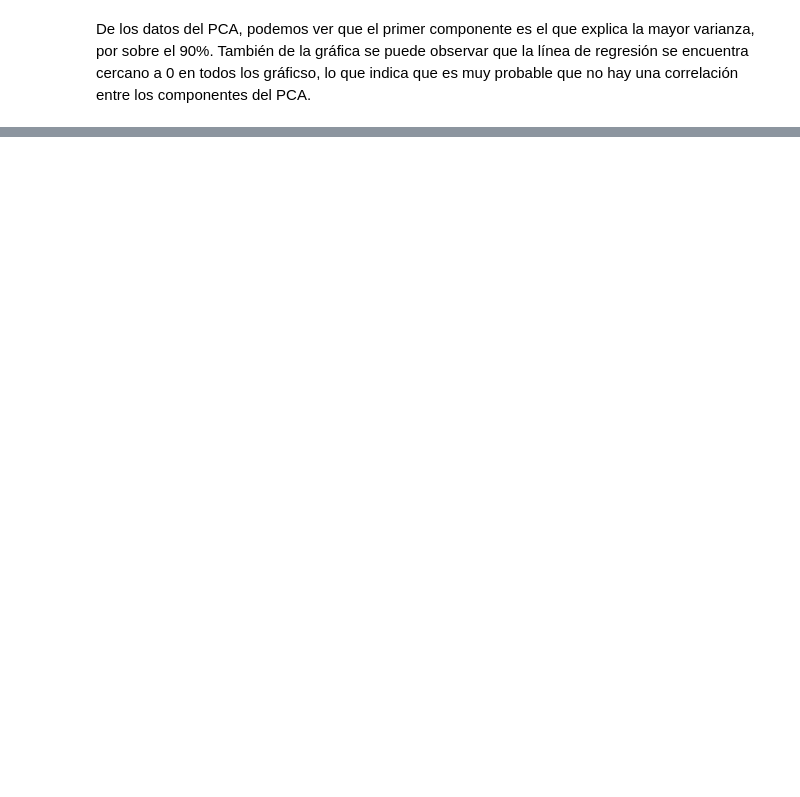
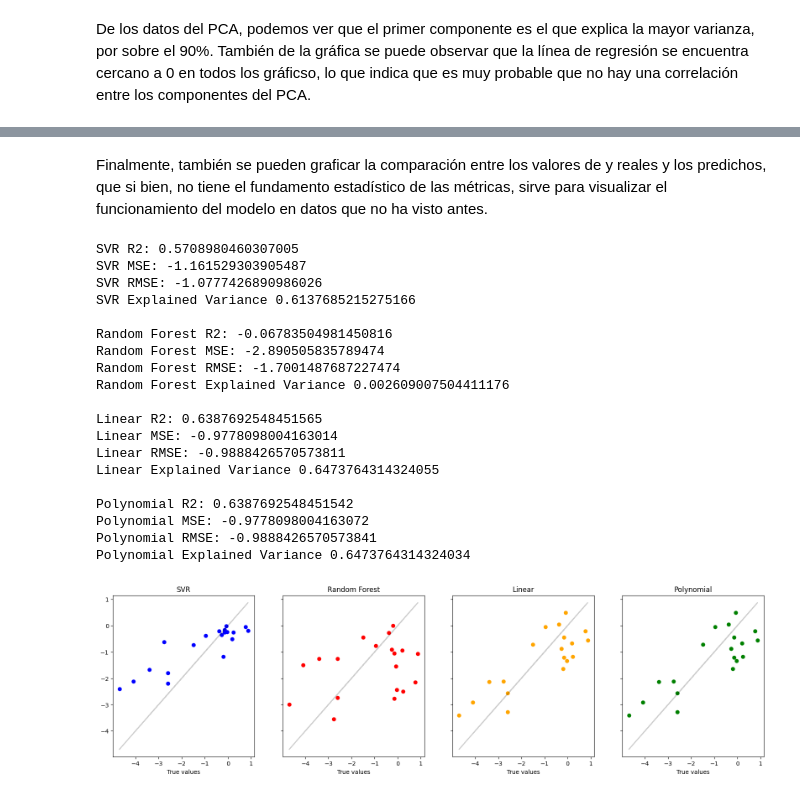
Before and after one commit to boredanon/machine-learning2023-2, a Jupyter notebook: proyecto_ML_José_del_Solar.ipynb, the cells around one changed output, grey strips where cells are left out. Drawn from its saved outputs; the diff is of its cells as text; code cells hidden in the pictures; blank space fills up the shorter version.

```diff
--- a/proyecto_ML_José_del_Solar.ipynb
+++ b/proyecto_ML_José_del_Solar.ipynb
@@ -395,0 +335,49 @@ Explained variance (Poly-2): -0.1674952531542775
+# %% [markdown]
+Finalmente, también se pueden graficar la comparación entre los valores de y reales y los predichos, que si bien, no tiene el fundamento estadístico de las métricas, sirve para visualizar el funcionamiento del modelo en datos que no ha visto antes.
+# %%
+y_preds = []
+labels = []
+for model_name, best_model in best_models.items():
+    y_pred = best_model.predict(X_test_pca)
+    labels.append(model_name)
+    r2 = r2_score(y_test, y_pred)
+    neg_mse = mean_squared_error(y_test, y_pred)
+    neg_rmse = mean_squared_error(y_test, y_pred, squared=False)
+    e_v = explained_variance_score(y_test, y_pred)
+    y_preds.append(y_pred)
+    print(model_name, "R2:", r2)
+    print(model_name, "MSE:", -neg_mse)
+    print(model_name, "RMSE:", -neg_rmse)
+    print(model_name, "Explained Variance", e_v, '\n')
+
+fig, axs = plt.subplots(1, len(y_preds), figsize=(20, 5), sharey=True)
+
+for i in range(0,len(y_preds)):
+  y_ = y_preds[i]
+  axs[i].scatter(y_test, y_, color=colors[i], label=labels[i])
+  axs[i].set_title(labels[i])
+  axs[i].set_xlabel("True values")
+  axs[i].plot(y_test, y_test, color = 'black', alpha=0.2)
+
+plt.show()
+# %% [output]
+SVR R2: 0.5708980460307005
+SVR MSE: -1.161529303905487
+SVR RMSE: -1.0777426890986026
+SVR Explained Variance 0.6137685215275166
+
+Random Forest R2: -0.06783504981450816
+Random Forest MSE: -2.890505835789474
+Random Forest RMSE: -1.7001487687227474
+Random Forest Explained Variance 0.002609007504411176
+
+Linear R2: 0.6387692548451565
+Linear MSE: -0.9778098004163014
+Linear RMSE: -0.9888426570573811
+Linear Explained Variance 0.6473764314324055
+
+Polynomial R2: 0.6387692548451542
+Polynomial MSE: -0.9778098004163072
+Polynomial RMSE: -0.9888426570573841
+Polynomial Explained Variance 0.6473764314324034
+[figure, added]
```
Also changed, not shown: parts of 14 cells of this notebook.
